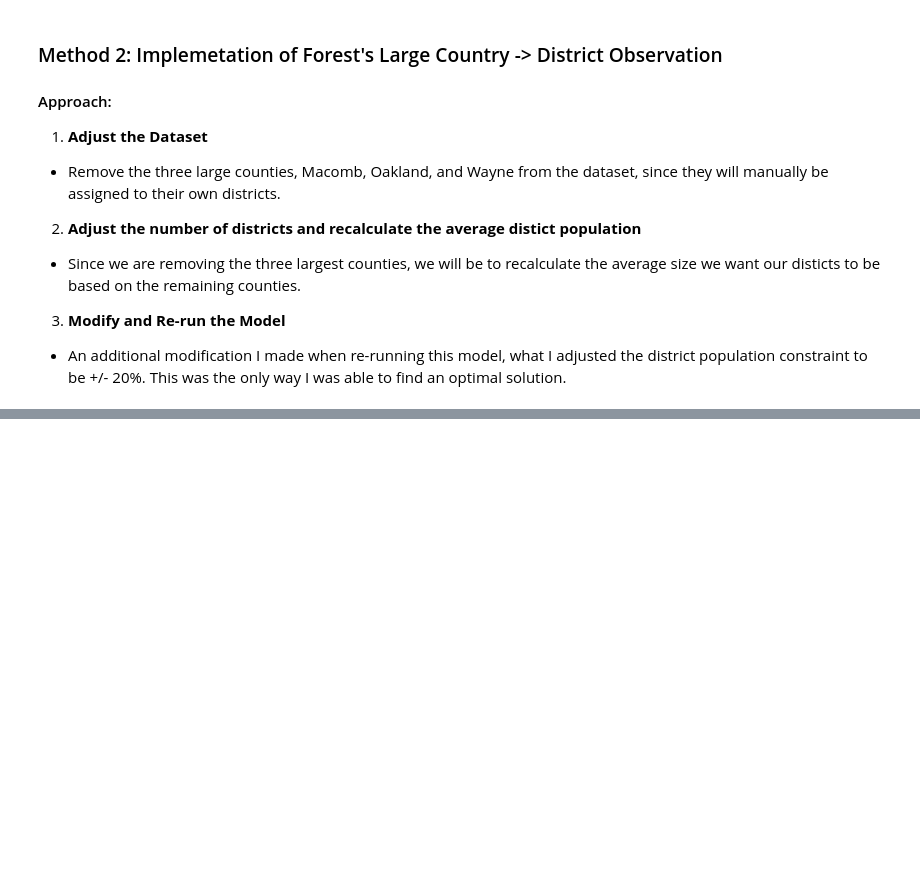
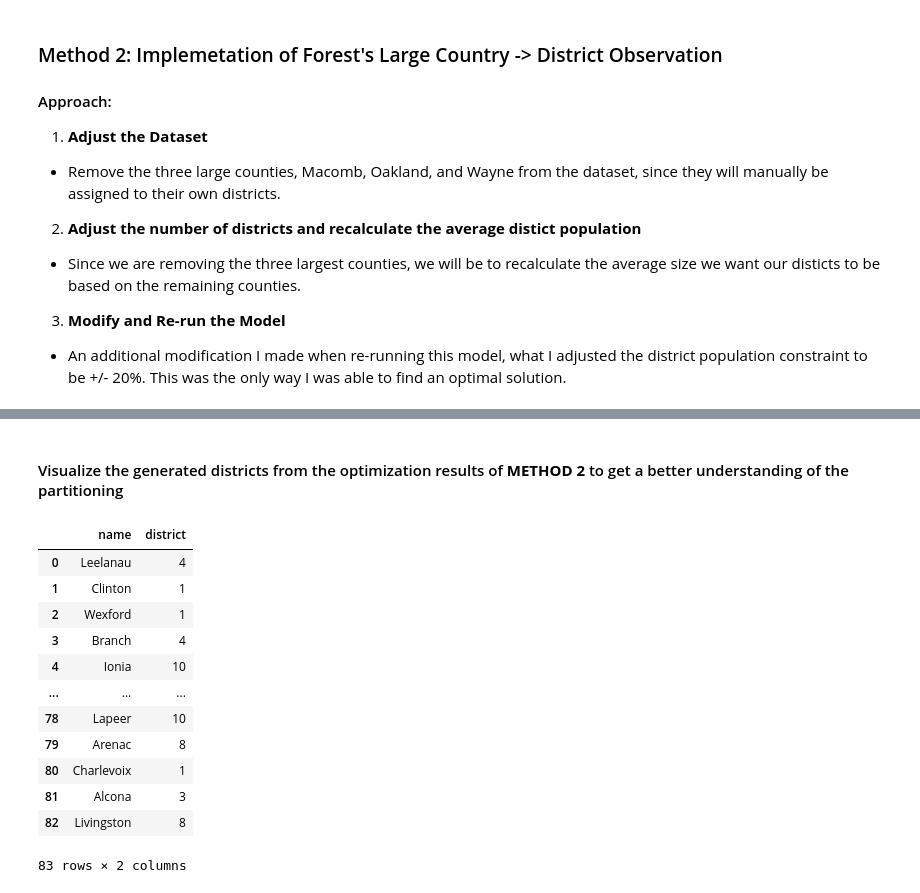
Before and after one commit to jaimon/DataScience, a Jupyter notebook: Decision_analytics/Module6/sjenss_hw3_testing.ipynb, the cells around one changed output, grey strips where cells are left out. Saved outputs shown, nothing was run; the diff lists cells and outputs as text; code cells hidden in the pictures; blank space fills up the shorter version.

```diff
--- a/Decision_analytics/Module6/sjenss_hw3_testing.ipynb
+++ b/Decision_analytics/Module6/sjenss_hw3_testing.ipynb
@@ -266,10 +267,10 @@ large_counties = ['Wayne', 'Oakland', 'Macomb']
 # Create a new dataframe with the large counties removed
 michigan_counties_adjusted = michigan_counties_merged[~michigan_counties_merged['name'].isin(large_counties)]
 # %%
-### Ajust the number of counties districts and calculate the new average district population
+### Adjust the number of counties districts and calculate the new average district population
 
 # Adjust the number of counties and districts in Michigan
-n_counties_adjusted = len(michigan_counties_adjusted)
+n_counties_adjacent = len(michigan_counties_adjusted)
 n_districts_adjusted = n_districts - len(large_counties)
 
 # Approximate population of each district
@@ -345,3 +348,43 @@ Oakland Population: 1269431
 
 District 14 :
 Macomb Population: 874195
+# %% [markdown]
+#### Visualize the generated districts from the optimization results of **METHOD 2** to get a better understanding of the partitioning
+# %%
+# Create a copy of the 'michigan_counties_merged' dataframe that I can assigned the districts to for Method 2
+michigan_counties_method2 = michigan_counties_merged.copy()
+# %%
+# Add a district assignment column to the dataframe
+michigan_counties_method2['district'] = np.nan
+
+# Assign the district number based on the optimization results
+for j in range(n_districts_adjusted):
+    district_counties = [county_names_adjacent[i] for i in range(n_counties_adjacent) if x_adjusted[(county_names_adjacent[i], j)].varValue == 1]
+    for county in district_counties:
+        michigan_counties_method2.loc[michigan_counties_method2['name'] == county, 'district'] = j + 1
+
+# Assign the large counties to their own districts
+j = n_counties_adjacent
+for county in large_counties:
+    michigan_counties_method2.loc[michigan_counties_method2['name'] == county, 'district'] = j + 1
+    j += 1
+
+# Convert district numbers to integers
+michigan_counties_method2['district'] = michigan_counties_method2['district'].astype(int)
+
+# Check the results
+michigan_counties_method2[['name', 'district']]
+# %% [output]
+|  | name | district |
+| 0 | Leelanau | 4 |
+| 1 | Clinton | 1 |
+| 2 | Wexford | 1 |
+| 3 | Branch | 4 |
+| 4 | Ionia | 10 |
+| ... | ... | ... |
+| 78 | Lapeer | 10 |
+| 79 | Arenac | 8 |
+| 80 | Charlevoix | 1 |
+| 81 | Alcona | 3 |
+| 82 | Livingston | 8 |
+83 rows × 2 columns
```
Also changed, not shown: parts of 6 cells of this notebook, 1 other file.
